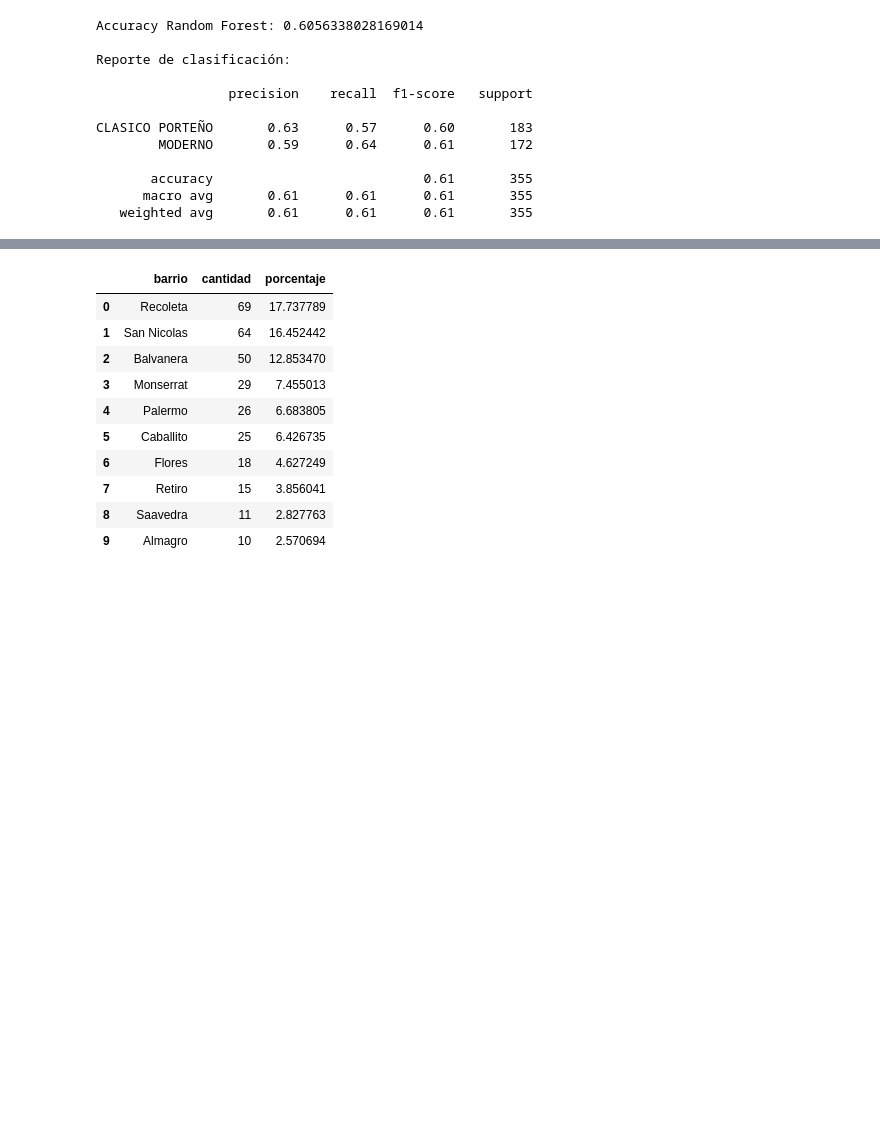
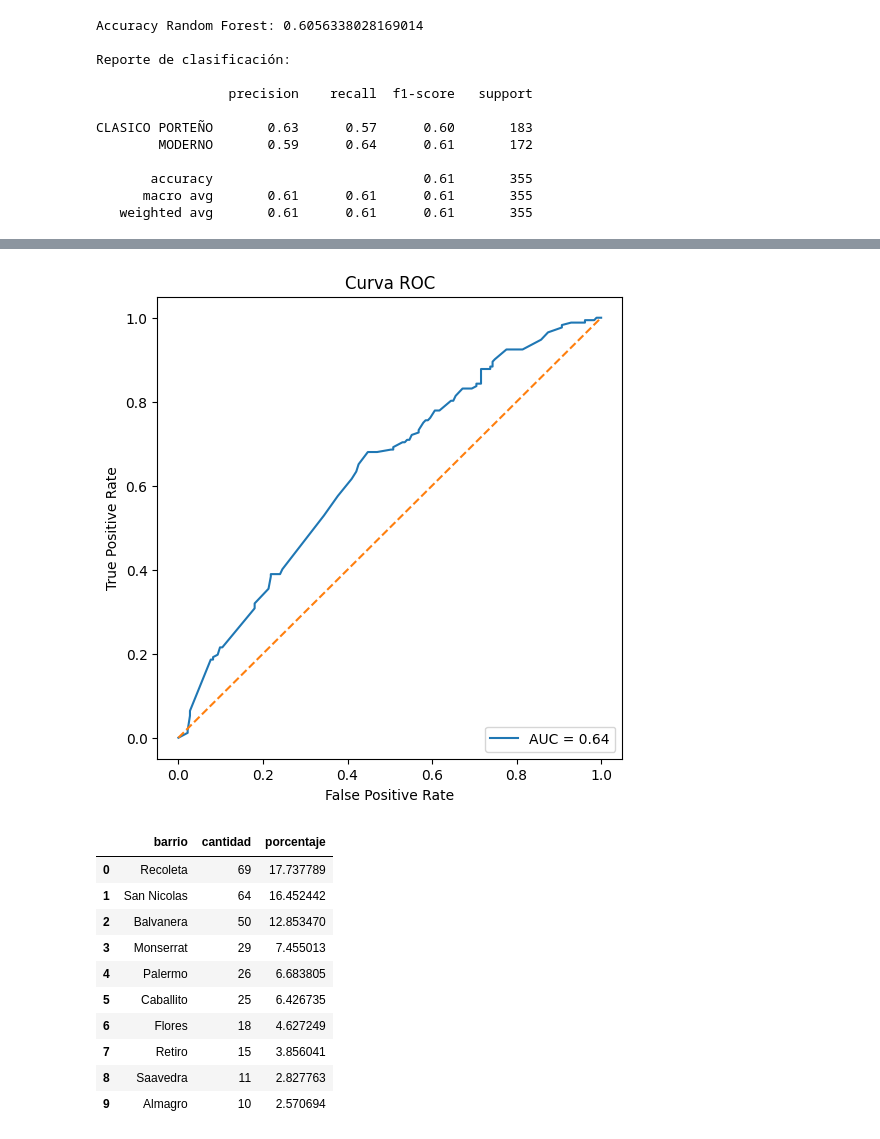
Before and after one commit to RomanCriscione/ProyectoDataScience2, a Jupyter notebook: Proyecto_Data_Science_2.ipynb, the cells around one changed output, grey strips where cells are left out. Cells and saved outputs as stored; diff of their text form; code cells hidden in the pictures; blank space fills up the shorter version.

```diff
--- a/Proyecto_Data_Science_2.ipynb
+++ b/Proyecto_Data_Science_2.ipynb
@@ -346,3 +411,41 @@ plt.show()
+# %%
+# ================================
+# Curva ROC
+# ================================
+
+from sklearn.metrics import roc_curve, auc
+from sklearn.preprocessing import LabelBinarizer
+
+# Convertimos clases a binario
+lb = LabelBinarizer()
+
+y_test_bin = lb.fit_transform(y_test)
+
+# Probabilidades del modelo
+y_prob = best_model.predict_proba(X_test)[:, 1]
+
+# Curva ROC
+fpr, tpr, thresholds = roc_curve(y_test_bin, y_prob)
+
+roc_auc = auc(fpr, tpr)
+
+# Gráfico
+plt.figure(figsize=(6,6))
+
+plt.plot(fpr, tpr, label=f'AUC = {roc_auc:.2f}')
+
+plt.plot([0,1], [0,1], linestyle='--')
+
+plt.xlabel('False Positive Rate')
+plt.ylabel('True Positive Rate')
+
+plt.title('Curva ROC')
+
+plt.legend(loc='lower right')
+
+plt.show()
+# %% [output]
+[figure, added]
 # %%
 # Tabla con porcentaje del total
 
```
Also changed, not shown: parts of 30 cells of this notebook.
